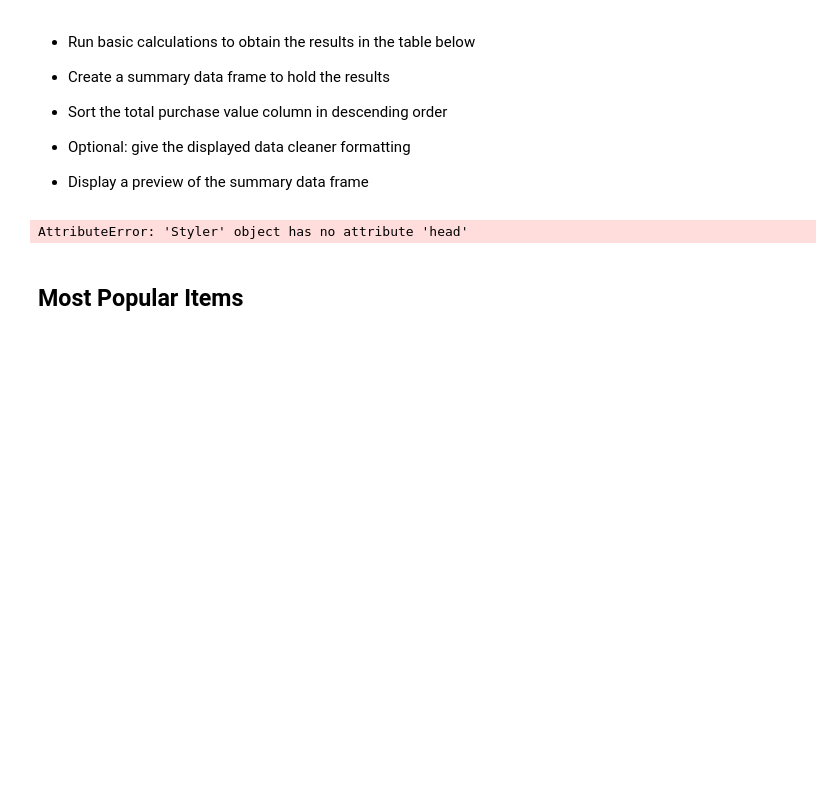
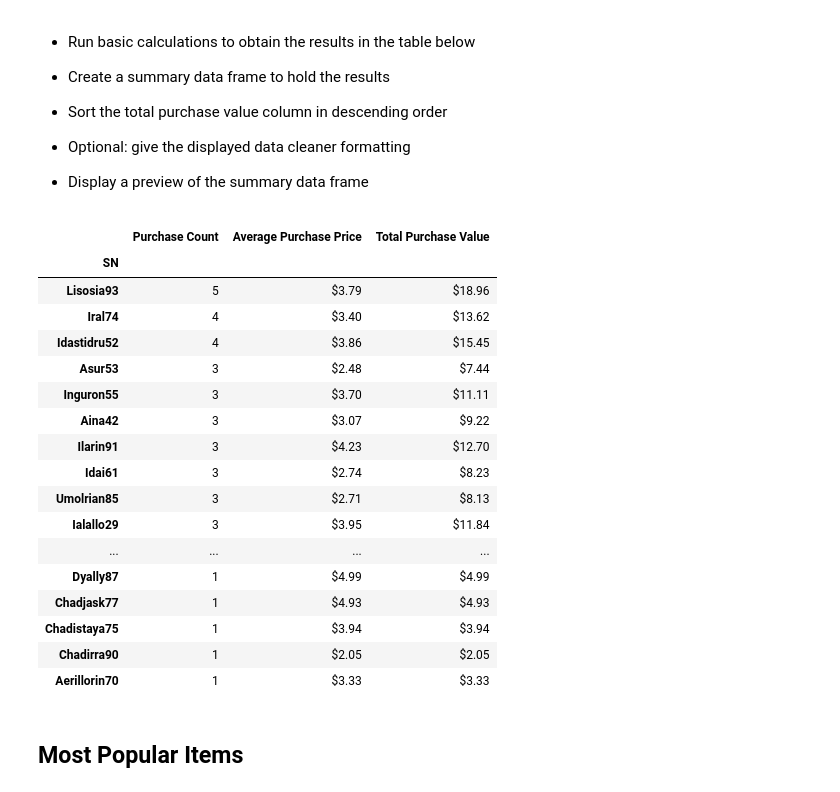
Before and after one commit to meghanvl/game_analysis, a Jupyter notebook: HeroesOfPymoli/HeroesOfPymoli_starter.ipynb, the cells around one changed output. Saved outputs shown, nothing was run; the diff lists cells and outputs as text; code cells hidden in the pictures; blank space fills up the shorter version.

Commit message:
added .head to top spenders

```diff
--- a/HeroesOfPymoli/HeroesOfPymoli_starter.ipynb
+++ b/HeroesOfPymoli/HeroesOfPymoli_starter.ipynb
@@ -206,15 +206,32 @@ age_summary
 # %%
 players_group = purchase_data.groupby("SN")
 purchase_count = players_group.count()["Purchase ID"]
 average_purchase = players_group.mean()["Price"]
 total_purchase = players_group.sum()["Price"]
 spender_summary = pd.DataFrame({"Purchase Count": purchase_count, "Average Purchase Price": average_purchase,
                                 "Total Purchase Value": total_purchase})
 spender_summary = spender_summary.sort_values("Purchase Count", ascending=False)
 spender_summary = spender_summary.style.format({"Average Purchase Price": "${:.2f}", "Total Purchase Value": "${:.2f}"})
-spender_summary.head(
+spender_summary
 # %% [output]
-AttributeError: 'Styler' object has no attribute 'head'
+|  | Purchase Count | Average Purchase Price | Total Purchase Value |
+| SN |  |  |  |
+| Lisosia93 | 5 | $3.79 | $18.96 |
+| Iral74 | 4 | $3.40 | $13.62 |
+| Idastidru52 | 4 | $3.86 | $15.45 |
+| Asur53 | 3 | $2.48 | $7.44 |
+| Inguron55 | 3 | $3.70 | $11.11 |
+| Aina42 | 3 | $3.07 | $9.22 |
+| Ilarin91 | 3 | $4.23 | $12.70 |
+| Idai61 | 3 | $2.74 | $8.23 |
+| Umolrian85 | 3 | $2.71 | $8.13 |
+| Ialallo29 | 3 | $3.95 | $11.84 |
+| ... | ... | ... | ... |
+| Dyally87 | 1 | $4.99 | $4.99 |
+| Chadjask77 | 1 | $4.93 | $4.93 |
+| Chadistaya75 | 1 | $3.94 | $3.94 |
+| Chadirra90 | 1 | $2.05 | $2.05 |
+| Aerillorin70 | 1 | $3.33 | $3.33 |
 # %% [markdown]
 ## Most Popular Items
 # %% [markdown]
```
